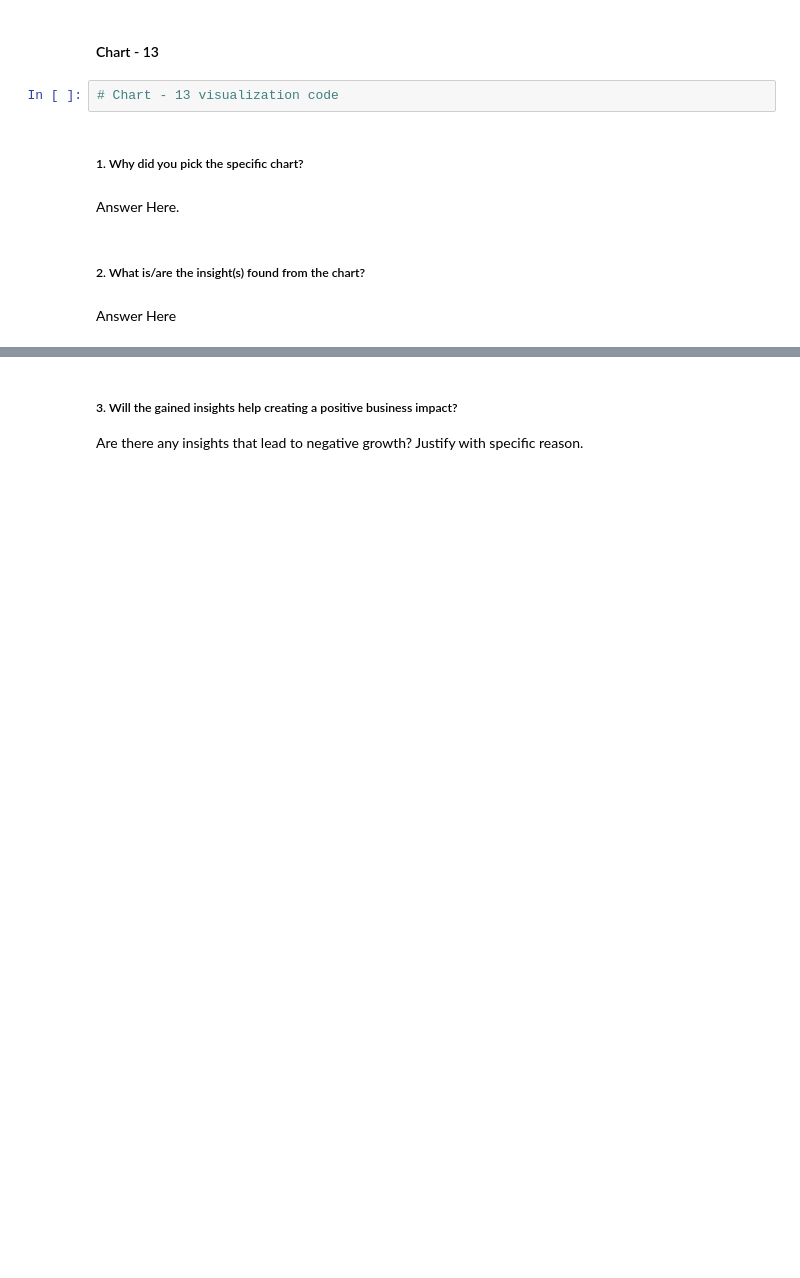
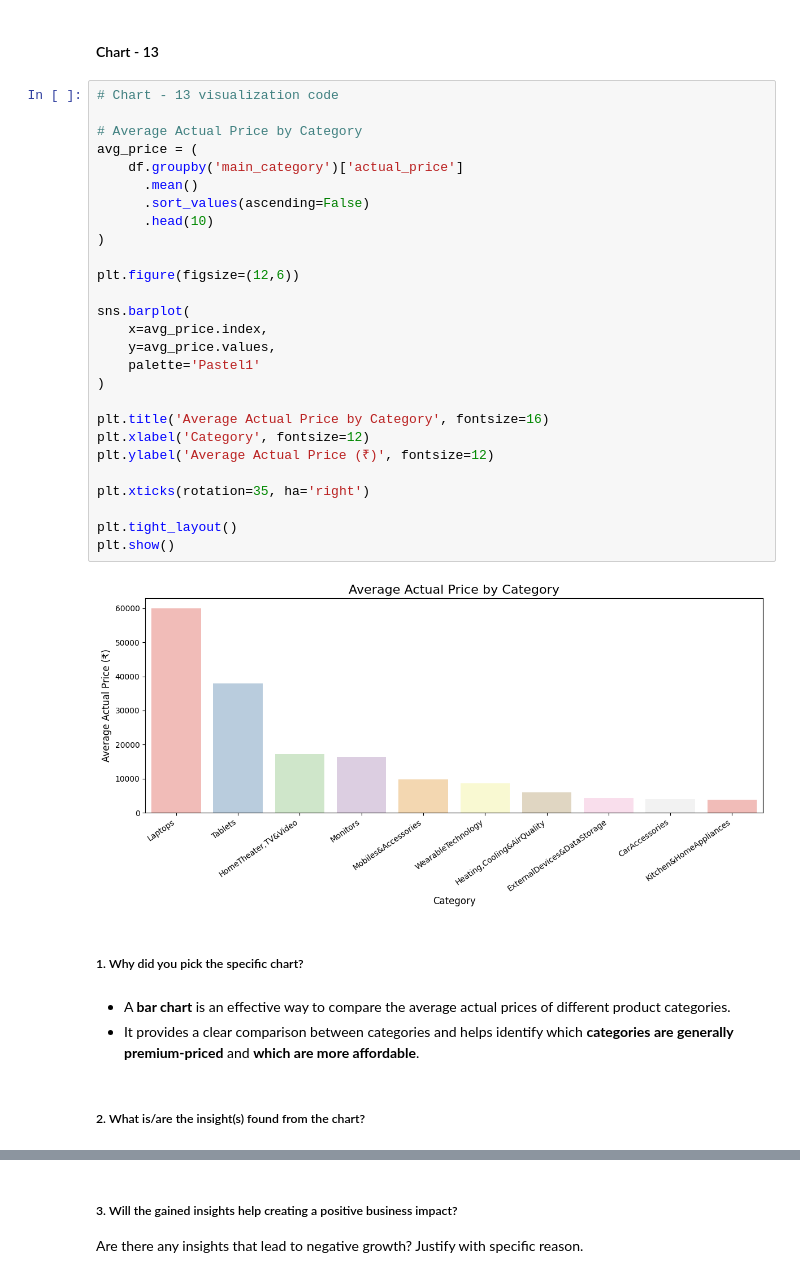
Before and after one commit to Sneha8126/ML---Unsupervised-Learning-Project, a Jupyter notebook: Sneha_copy_of_Sample_ML_Submission_Clustering_Template.ipynb, the cells around one changed output, grey strips where cells are left out. Drawn from its saved outputs; the diff is of its cells as text; blank space fills up the shorter version.

```diff
--- a/Sneha_copy_of_Sample_ML_Submission_Clustering_Template.ipynb
+++ b/Sneha_copy_of_Sample_ML_Submission_Clustering_Template.ipynb
@@ -1031,13 +1032,39 @@ Are there any insights that lead to negative growth? Justify with specific reaso
 * Categories with extremely high-priced products may experience lower sales volume because fewer customers can afford them. If businesses maintain excessive inventory of these premium products, it may increase storage costs and reduce inventory turnover. Therefore, demand forecasting and inventory planning are essential for high-value categories.
 # %% [markdown]
 #### Chart - 13
-# %%
-# Chart - 13 visualization code
+# %%
+# Chart - 13 visualization code
+
+# Average Actual Price by Category
+avg_price = (
+    df.groupby('main_category')['actual_price']
+      .mean()
+      .sort_values(ascending=False)
+      .head(10)
+)
+
+plt.figure(figsize=(12,6))
+
+sns.barplot(
+    x=avg_price.index,
+    y=avg_price.values,
+    palette='Pastel1'
+)
+
+plt.title('Average Actual Price by Category', fontsize=16)
+plt.xlabel('Category', fontsize=12)
+plt.ylabel('Average Actual Price (₹)', fontsize=12)
+
+plt.xticks(rotation=35, ha='right')
+
+plt.tight_layout()
+plt.show()
+# %% [output]
+[figure, added]
 # %% [markdown]
 ##### 1. Why did you pick the specific chart?
-# %% [markdown]
-Answer Here.
+# %% [markdown]
+* A **bar chart** is an effective way to compare the average actual prices of different product categories.
+* It provides a clear comparison between categories and helps identify which **categories are generally premium-priced** and **which are more affordable**.
 # %% [markdown]
 ##### 2. What is/are the insight(s) found from the chart?
-# %% [markdown]
-Answer Here
```
Also changed, not shown: parts of 22 cells of this notebook.
